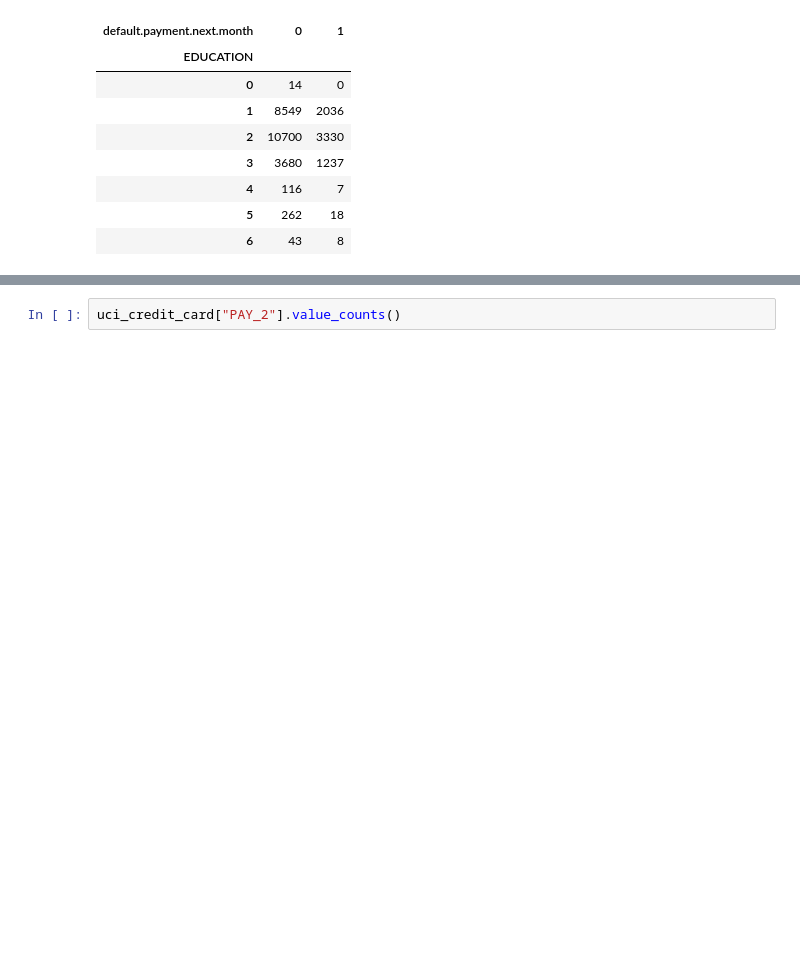
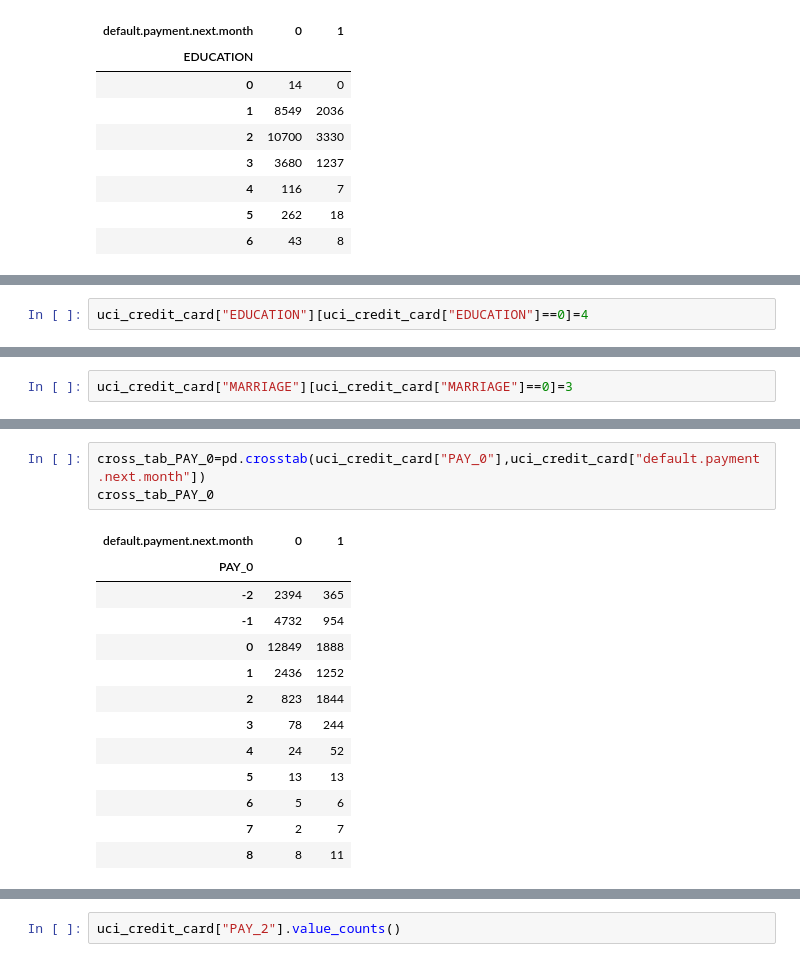
Before and after one commit to tariqzia5/Python_P, a Jupyter notebook: PROJECT_1_MACHINE_LEARNING.ipynb, the cells around one changed output, grey strips where cells are left out. Cells and saved outputs as stored; diff of their text form; blank space fills up the shorter version.

```diff
--- a/PROJECT_1_MACHINE_LEARNING.ipynb
+++ b/PROJECT_1_MACHINE_LEARNING.ipynb
@@ -1485,0 +1486,2 @@ round(cross_tab_edu_percentage,5)
+# %%
+uci_credit_card["EDUCATION"][uci_credit_card["EDUCATION"]==0]=4
@@ -1504,0 +1539,2 @@ sns.countplot(y="default.payment.next.month" , data=uci_credit_card)
+# %%
+uci_credit_card["MARRIAGE"][uci_credit_card["MARRIAGE"]==0]=3
@@ -1529,0 +1605,17 @@ sns.countplot(y="AGE" , data=uci_credit_card)
+# %%
+cross_tab_PAY_0=pd.crosstab(uci_credit_card["PAY_0"],uci_credit_card["default.payment.next.month"])
+cross_tab_PAY_0
+# %% [output]
+| default.payment.next.month | 0 | 1 |
+| PAY_0 |  |  |
+| -2 | 2394 | 365 |
+| -1 | 4732 | 954 |
+| 0 | 12849 | 1888 |
+| 1 | 2436 | 1252 |
+| 2 | 823 | 1844 |
+| 3 | 78 | 244 |
+| 4 | 24 | 52 |
+| 5 | 13 | 13 |
+| 6 | 5 | 6 |
+| 7 | 2 | 7 |
+| 8 | 8 | 11 |
```
Also changed, not shown: parts of 61 cells of this notebook.
